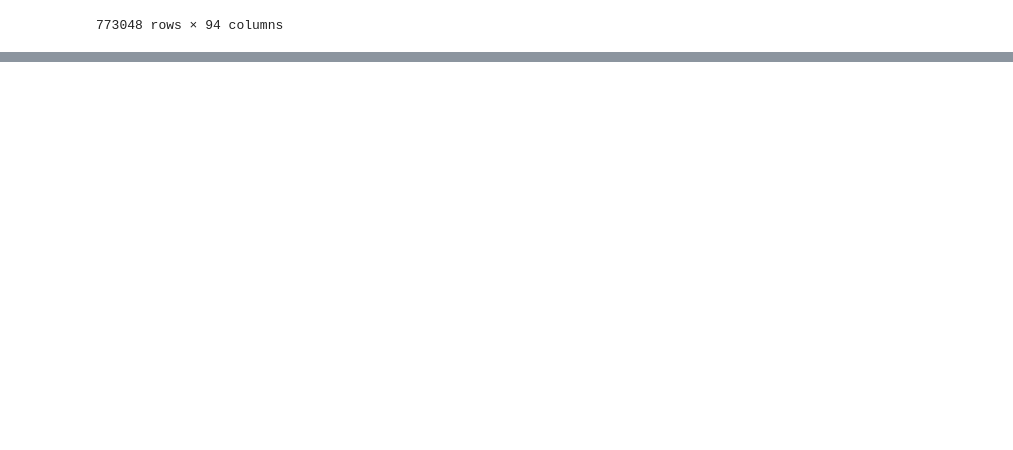
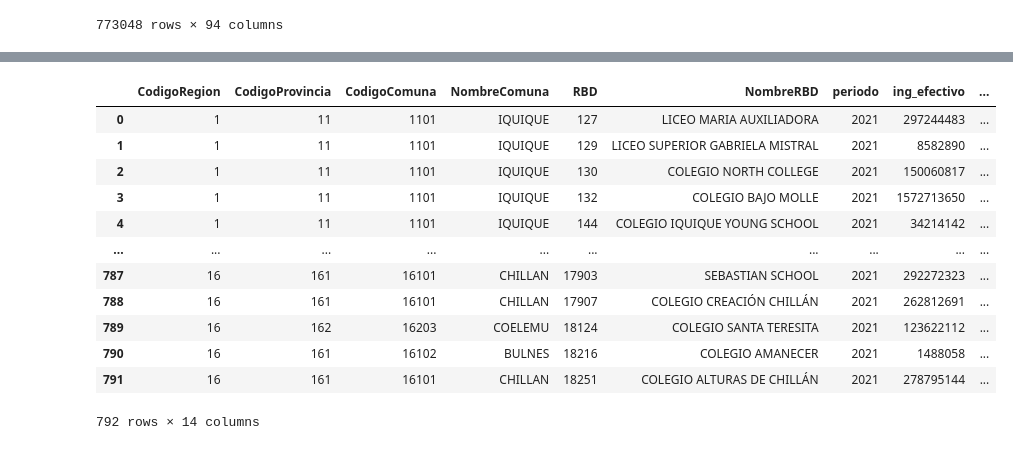
Before and after one commit to dvictorerol/proyecto-data-science, a Jupyter notebook: rendimiento/prom agrupados.ipynb, the cells around one changed output, grey strips where cells are left out. Saved outputs shown, nothing was run; the diff lists cells and outputs as text; code cells hidden in the pictures; blank space fills up the shorter version.

Commit message:
codigo de la limpieza de datos promedio

```diff
--- a/rendimiento/prom agrupados.ipynb
+++ b/rendimiento/prom agrupados.ipynb
@@ -167,0 +173,16 @@ df.merge(sup, how='inner', on= ['MRUN'])
+# %%
+pd.read_excel("Reliquidación FICOM 2021.xlsx")
+# %% [output]
+|  | CodigoRegion | CodigoProvincia | CodigoComuna | NombreComuna | RBD | NombreRBD | periodo | ing_efectivo | ... |
+| 0 | 1 | 11 | 1101 | IQUIQUE | 127 | LICEO MARIA AUXILIADORA | 2021 | 297244483 | ... |
+| 1 | 1 | 11 | 1101 | IQUIQUE | 129 | LICEO SUPERIOR GABRIELA MISTRAL | 2021 | 8582890 | ... |
+| 2 | 1 | 11 | 1101 | IQUIQUE | 130 | COLEGIO NORTH COLLEGE | 2021 | 150060817 | ... |
+| 3 | 1 | 11 | 1101 | IQUIQUE | 132 | COLEGIO BAJO MOLLE | 2021 | 1572713650 | ... |
+| 4 | 1 | 11 | 1101 | IQUIQUE | 144 | COLEGIO IQUIQUE YOUNG SCHOOL | 2021 | 34214142 | ... |
+| ... | ... | ... | ... | ... | ... | ... | ... | ... | ... |
+| 787 | 16 | 161 | 16101 | CHILLAN | 17903 | SEBASTIAN SCHOOL | 2021 | 292272323 | ... |
+| 788 | 16 | 161 | 16101 | CHILLAN | 17907 | COLEGIO CREACIÓN CHILLÁN | 2021 | 262812691 | ... |
+| 789 | 16 | 162 | 16203 | COELEMU | 18124 | COLEGIO SANTA TERESITA | 2021 | 123622112 | ... |
+| 790 | 16 | 161 | 16102 | BULNES | 18216 | COLEGIO AMANECER | 2021 | 1488058 | ... |
+| 791 | 16 | 161 | 16101 | CHILLAN | 18251 | COLEGIO ALTURAS DE CHILLÁN | 2021 | 278795144 | ... |
+792 rows × 14 columns
```
Also changed, not shown: parts of 11 cells of this notebook.
